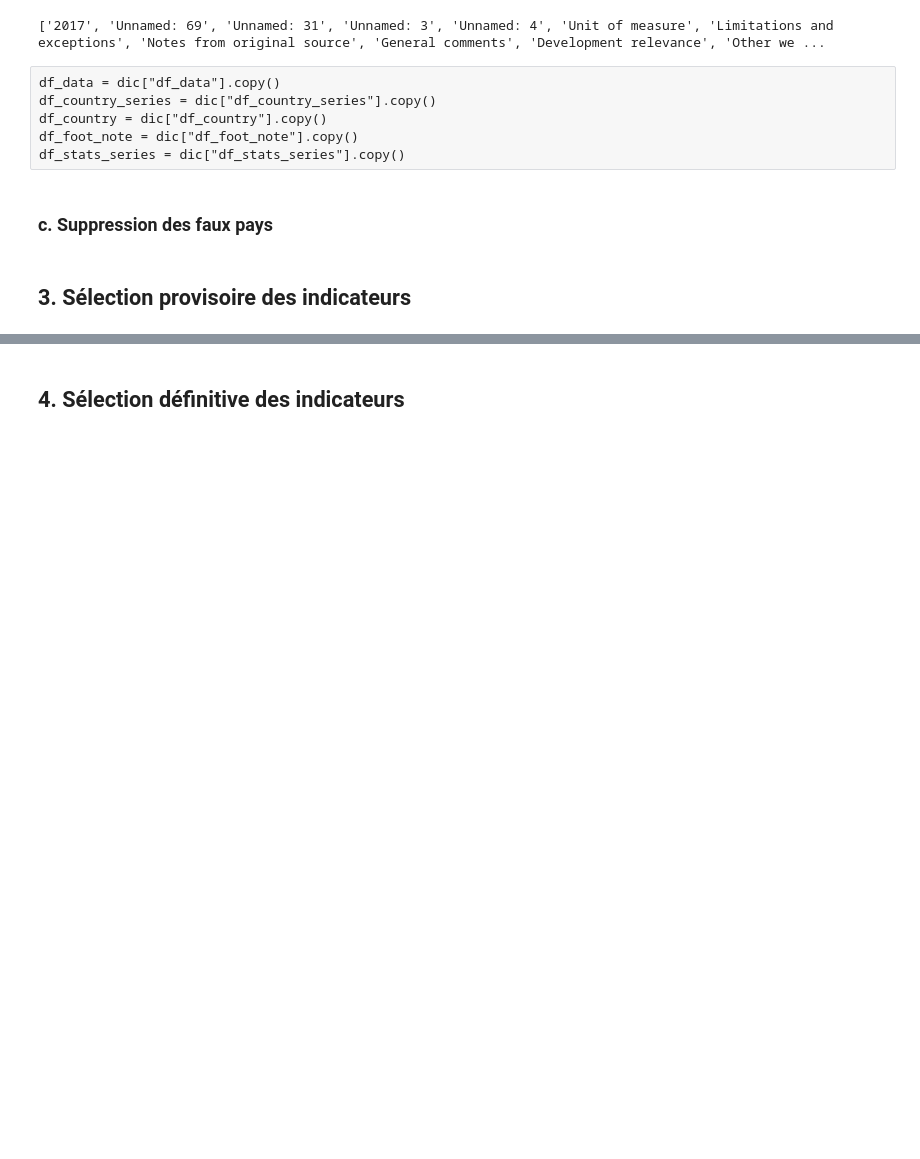
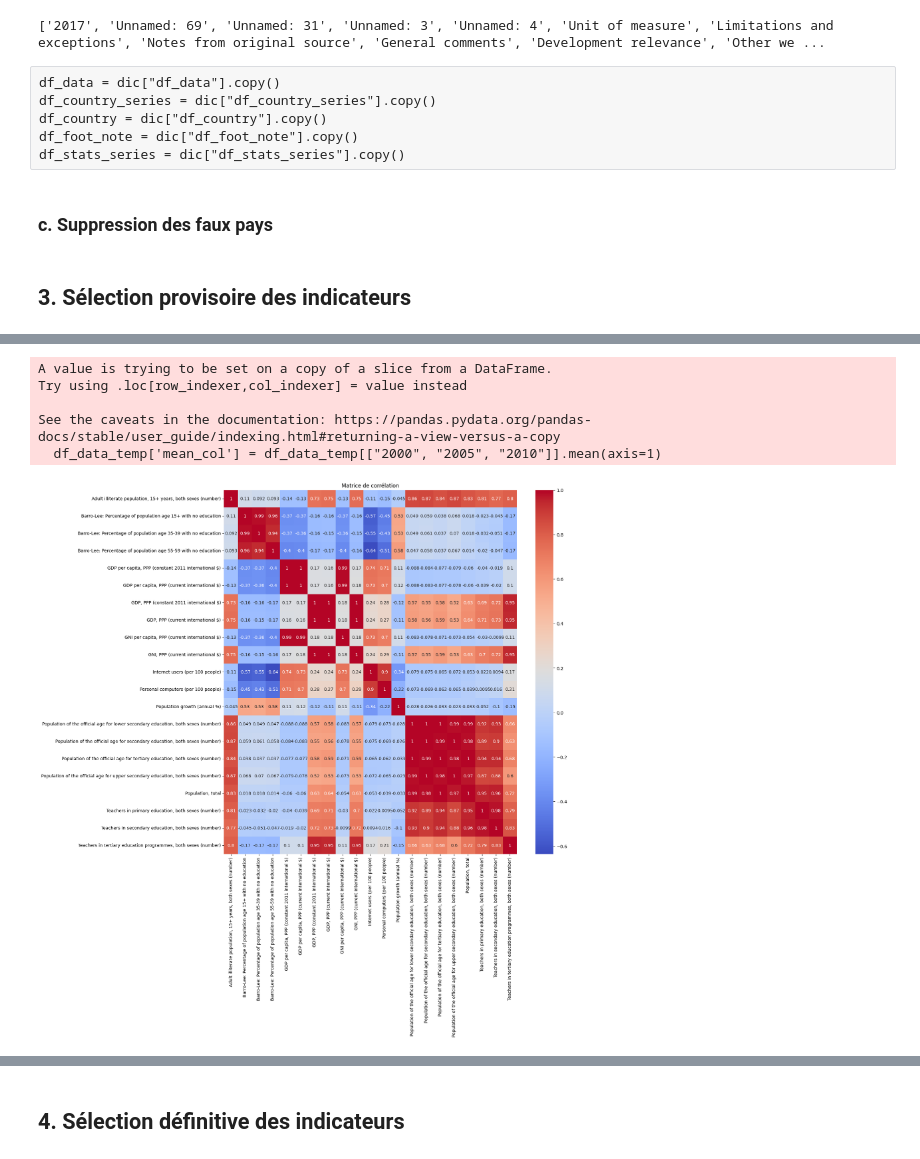
Before and after one commit to NassimNaoui/analyse_systemes_educatifs, a Jupyter notebook: notebooks/Analysez des données de systèmes éducatifs.ipynb, the cells around one changed output, grey strips where cells are left out. Cells and saved outputs as stored; diff of their text form; code cells hidden in the pictures; blank space fills up the shorter version.

```diff
--- a/notebooks/Analysez des données de systèmes éducatifs.ipynb
+++ b/notebooks/Analysez des données de systèmes éducatifs.ipynb
@@ -341,0 +280,3 @@ kpis_na_rate
+# %%
+years_to_keep = ['2000','2005','2010']
+dic['df_data'] = dic['df_data'].loc[:,str_col + years_to_keep]
@@ -341,0 +350,40 @@ kpis_na_rate
+# %%
+kpis_list = []
+for theme in dic_kpis:
+    for topic in dic_kpis[theme]:
+        for kpi in dic_kpis[theme][topic]:
+            kpis_list.append(kpi)
+
+df_data_temp = dic['df_data'][dic['df_data']['Indicator Name'].isin(kpis_list)]
+# %%
+df_data_temp['mean_col'] = df_data_temp[["2000", "2005", "2010"]].mean(axis=1)
+df_data_temp = df_data_temp.loc[:,str_col + ['mean_col']]
+# %% [output]
+A value is trying to be set on a copy of a slice from a DataFrame.
+Try using .loc[row_indexer,col_indexer] = value instead
+
+See the caveats in the documentation: https://pandas.pydata.org/pandas-docs/stable/user_guide/indexing.html#returning-a-view-versus-a-copy
+  df_data_temp['mean_col'] = df_data_temp[["2000", "2005", "2010"]].mean(axis=1)
+# %%
+df_data_final = df_data_temp.loc[:,['Country Name']].drop_duplicates()
+
+for indicator in df_data_temp['Indicator Name'].unique():
+    df_temp = df_data_temp[df_data_temp['Indicator Name'] == indicator]
+    df_temp = df_temp.rename(columns={'mean_col' : indicator})
+    df_data_final = pd.merge(df_data_final, df_temp.loc[:,['Country Name', indicator]], how='left', on='Country Name')
+# %%
+# Calcul de la corrélation
+corr = df_data_final.drop(columns=['Country Name']).corr()
+
+# Définir la taille de la figure avant de tracer
+plt.figure(figsize=(15, 15))
+
+# Créer la heatmap
+sns.heatmap(corr, annot=True, cmap="coolwarm")
+
+# Ajouter un titre si besoin
+plt.title("Matrice de corrélation", fontsize=12)
+
+plt.show()
+# %% [output]
+[figure, added]
```
Also changed, not shown: parts of 21 cells of this notebook.
